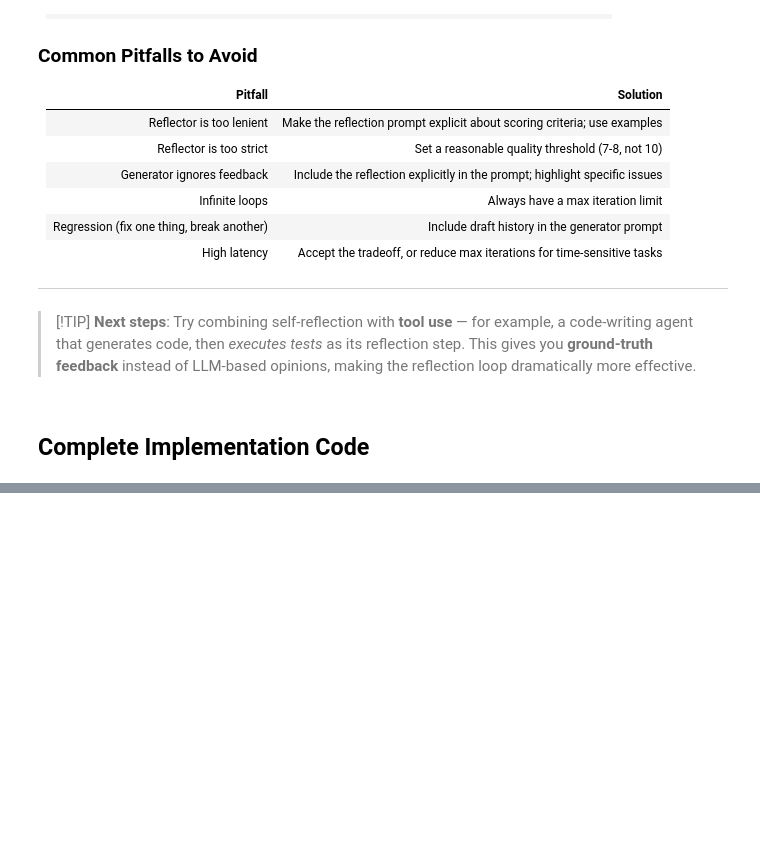
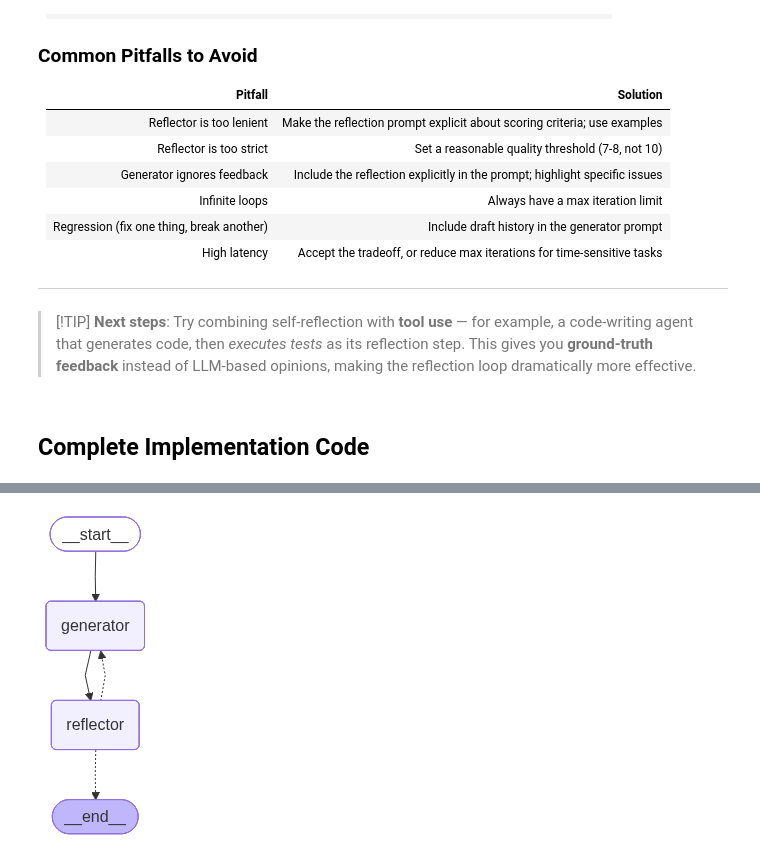
Before and after one commit to Asim-Shah-web/Agentic-Design-Patterns, a Jupyter notebook: Pattern#02 Self_Reflection OR Reflexion/Self_Reflection OR Reflexion.ipynb, the cells around one changed output, grey strips where cells are left out. Drawn from its saved outputs; the diff is of its cells as text; code cells hidden in the pictures; blank space fills up the shorter version.

```diff
--- a/Pattern#02 Self_Reflection OR Reflexion/Self_Reflection OR Reflexion.ipynb
+++ b/Pattern#02 Self_Reflection OR Reflexion/Self_Reflection OR Reflexion.ipynb
@@ -937,0 +539,19 @@ if __name__ == "__main__":
+# %%
+
+# ─────────────────────────────────────────────────────────
+# Build the Graph
+# ─────────────────────────────────────────────────────────
+
+graph = StateGraph(ReflectionState)
+
+graph.add_node("generator", generator_node)
+graph.add_node("reflector", reflector_node)
+
+graph.add_edge(START, "generator")
+graph.add_edge("generator", "reflector")
+graph.add_conditional_edges("reflector", should_continue)
+
+workflow = graph.compile()
+workflow
+# %% [output]
+[figure, added]
```
Also changed, not shown: parts of 10 cells of this notebook, 4 other files.
